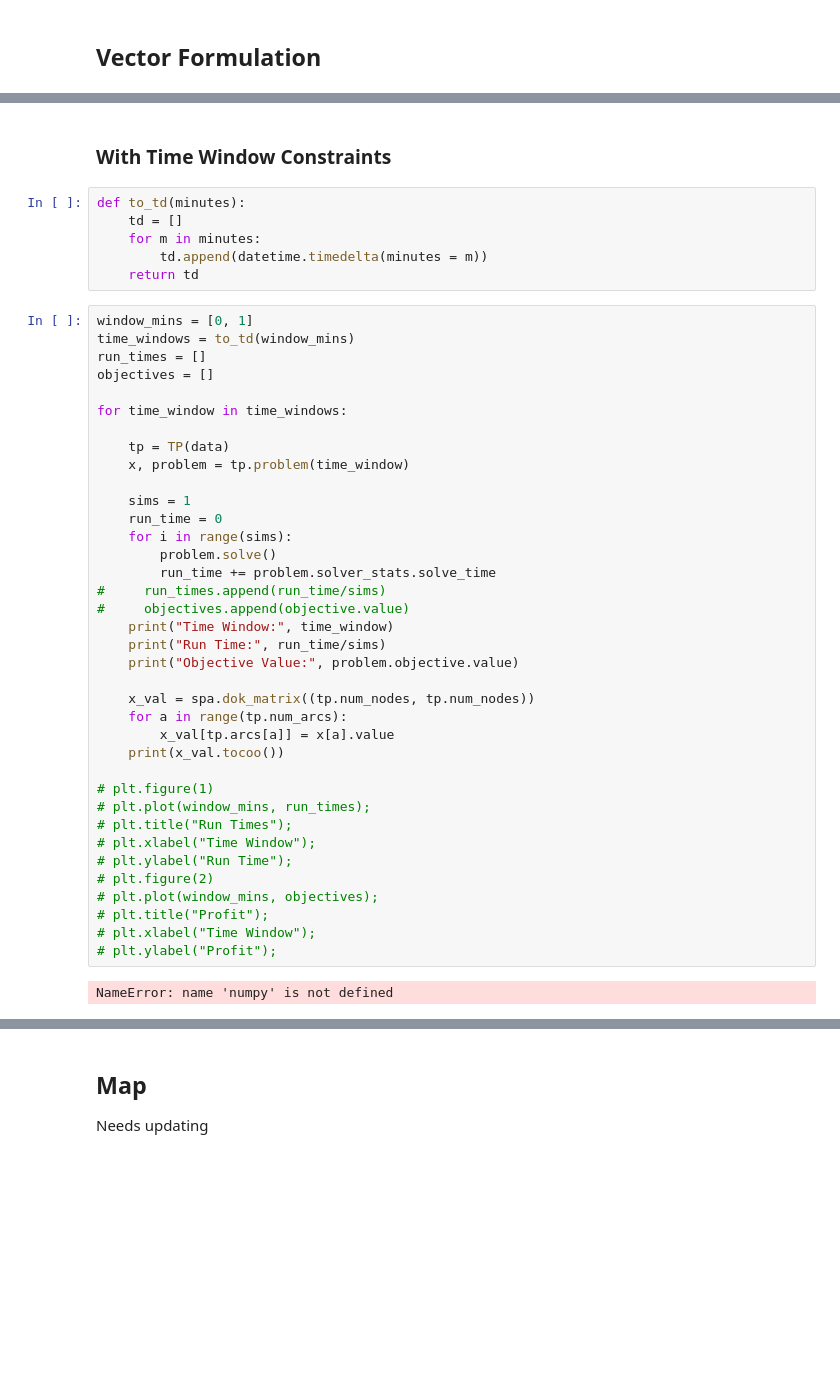
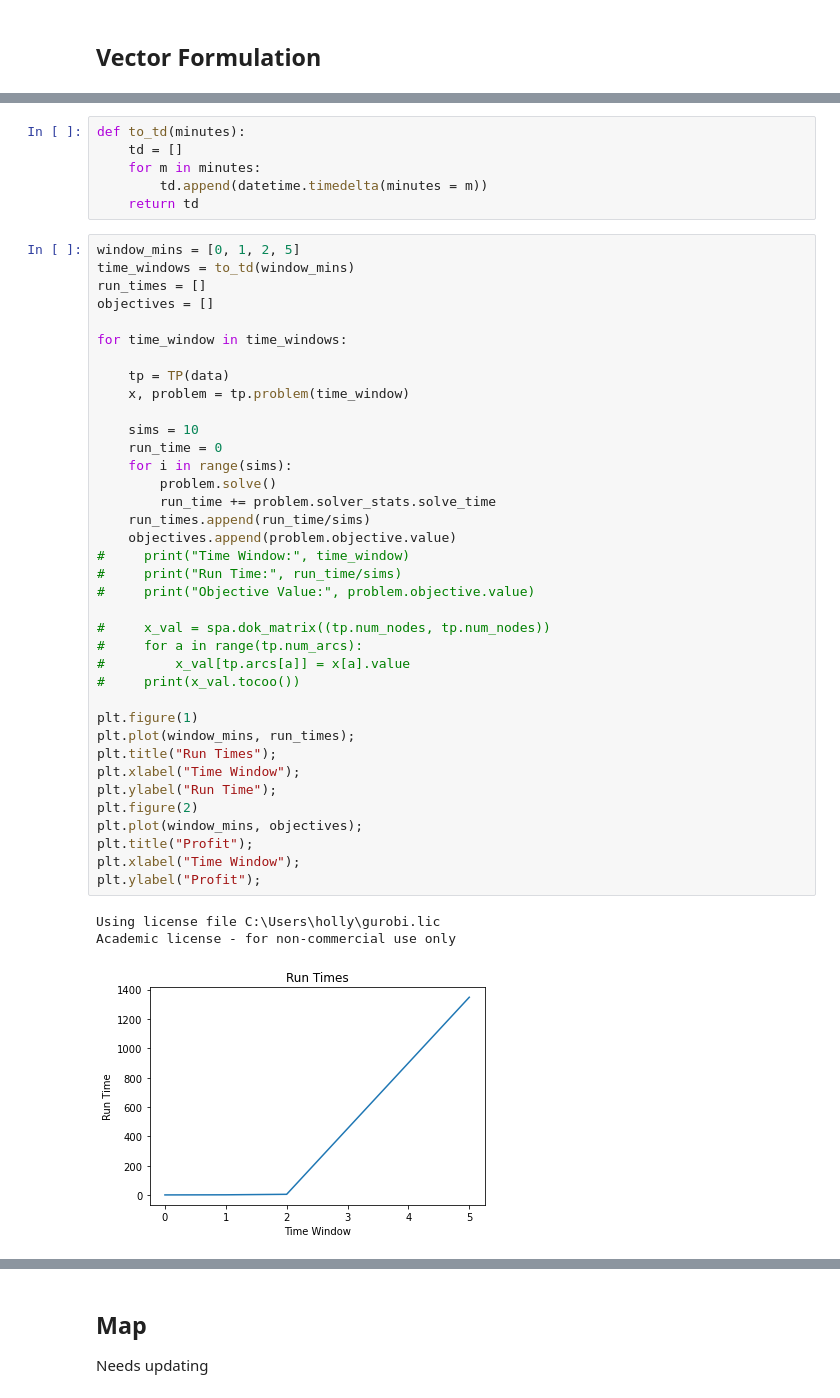
Before and after one commit to hollymc/senior-thesis, a Jupyter notebook: taxiriders-problems.ipynb, the cells around one changed output, grey strips where cells are left out. Drawn from its saved outputs; the diff is of its cells as text; blank space fills up the shorter version.

```diff
--- a/taxiriders-problems.ipynb
+++ b/taxiriders-problems.ipynb
@@ -50,5 +47,3 @@ importing Jupyter notebook from class_TP.ipynb
-# %% [markdown]
-### With Time Window Constraints
 # %%
 def to_td(minutes):
     td = []
@@ -56,41 +51,43 @@ def to_td(minutes):
         td.append(datetime.timedelta(minutes = m))
     return td
 # %%
-window_mins = [0, 1]
+window_mins = [0, 1, 2, 5]
 time_windows = to_td(window_mins)
 run_times = []
 objectives = []
 
 for time_window in time_windows:
 
     tp = TP(data)
     x, problem = tp.problem(time_window)
 
-    sims = 1
+    sims = 10
     run_time = 0
     for i in range(sims):
         problem.solve()
         run_time += problem.solver_stats.solve_time
-#     run_times.append(run_time/sims)
-#     objectives.append(objective.value)
-    print("Time Window:", time_window)
-    print("Run Time:", run_time/sims)
-    print("Objective Value:", problem.objective.value)
+    run_times.append(run_time/sims)
+    objectives.append(problem.objective.value)
+#     print("Time Window:", time_window)
+#     print("Run Time:", run_time/sims)
+#     print("Objective Value:", problem.objective.value)
 
-    x_val = spa.dok_matrix((tp.num_nodes, tp.num_nodes))
-    for a in range(tp.num_arcs):
-        x_val[tp.arcs[a]] = x[a].value
-    print(x_val.tocoo())
+#     x_val = spa.dok_matrix((tp.num_nodes, tp.num_nodes))
+#     for a in range(tp.num_arcs):
+#         x_val[tp.arcs[a]] = x[a].value
+#     print(x_val.tocoo())
 
-# plt.figure(1)
-# plt.plot(window_mins, run_times);
-# plt.title("Run Times");
-# plt.xlabel("Time Window");
-# plt.ylabel("Run Time");
-# plt.figure(2)
-# plt.plot(window_mins, objectives);
-# plt.title("Profit");
-# plt.xlabel("Time Window");
-# plt.ylabel("Profit");
+plt.figure(1)
+plt.plot(window_mins, run_times);
+plt.title("Run Times");
+plt.xlabel("Time Window");
+plt.ylabel("Run Time");
+plt.figure(2)
+plt.plot(window_mins, objectives);
+plt.title("Profit");
+plt.xlabel("Time Window");
+plt.ylabel("Profit");
 # %% [output]
-NameError: name 'numpy' is not defined
+Using license file C:\Users\holly\gurobi.lic
+Academic license - for non-commercial use only
+[figure, added]
```
Also changed, not shown: parts of 6 cells of this notebook, 1 other file.
